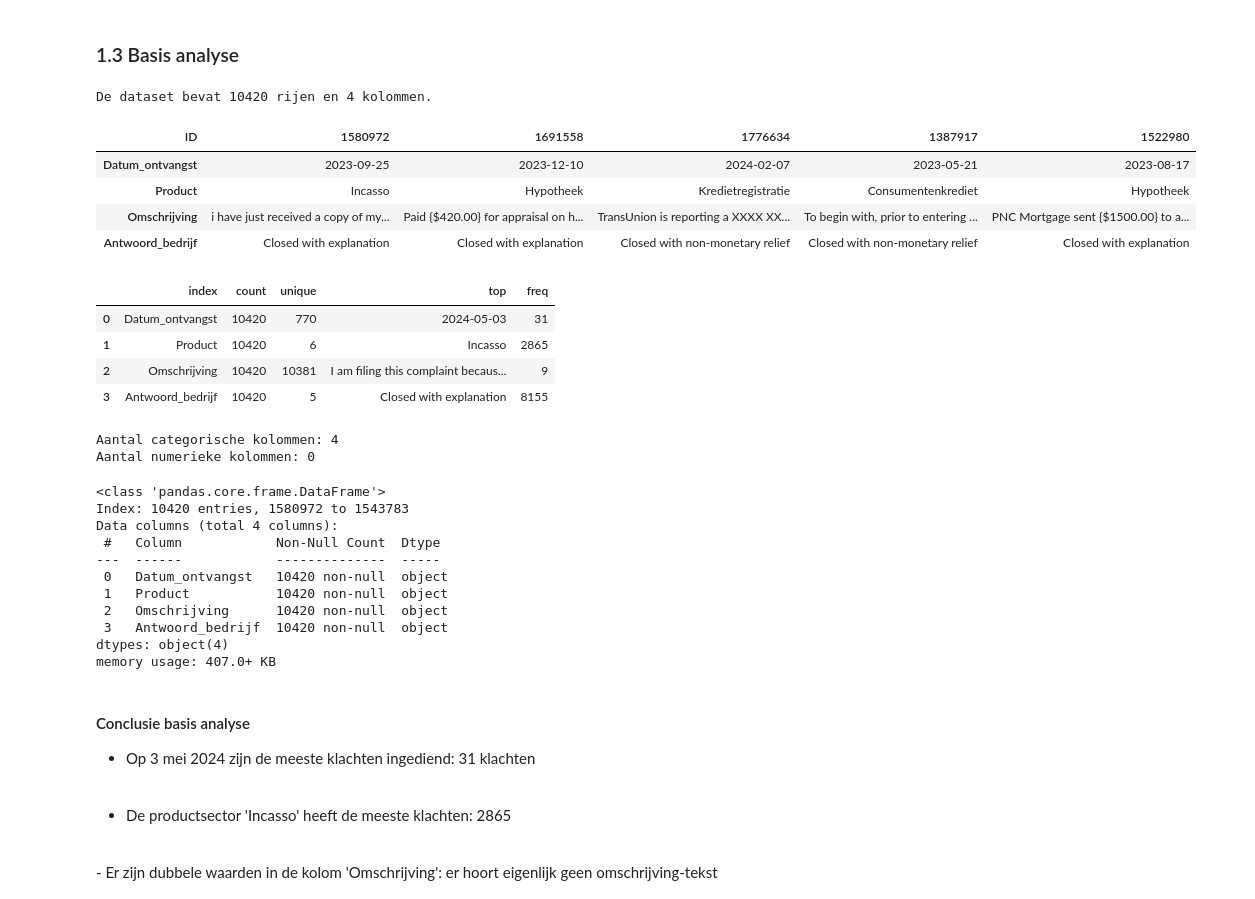
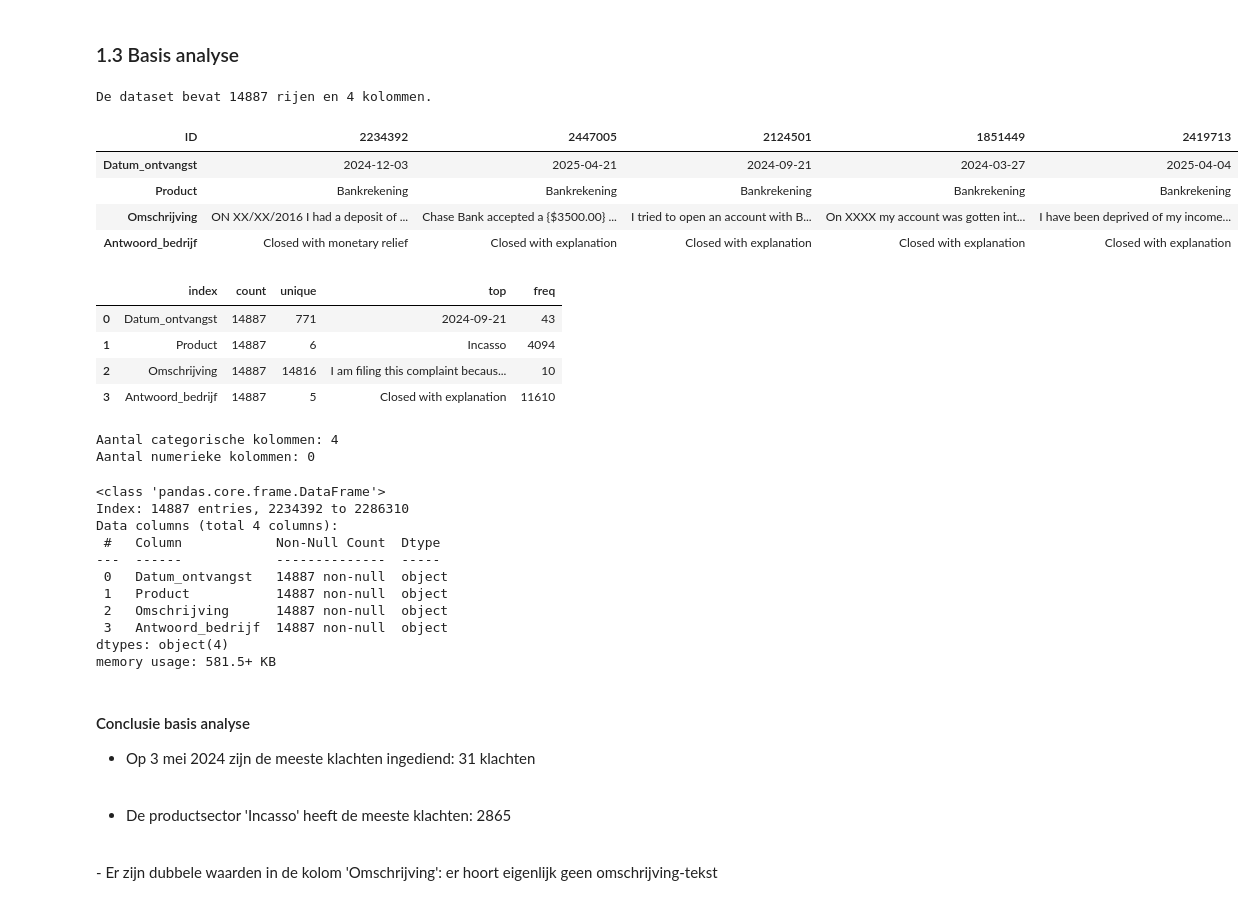
Before and after one commit to OdessaA/dataproject_1, a Jupyter notebook: 01_EDA.ipynb, the cells around one changed output. Cells and saved outputs as stored; diff of their text form; code cells hidden in the pictures.

```diff
--- a/01_EDA.ipynb
+++ b/01_EDA.ipynb
@@ -29,27 +29,27 @@ train_df, test_df = train_test_split(df, test_size=0.3, random_state=42, stratif
 ### 1.3 Basis analyse
 # %%
 # Aantal kolommen en rijen in de train dataset
-train_df.shape
-print("De dataset bevat {} rijen en {} kolommen.".format(train_df.shape[0], train_df.shape[1]))
+df.shape
+print("De dataset bevat {} rijen en {} kolommen.".format(df.shape[0], df.shape[1]))
 # %% [output]
-De dataset bevat 10420 rijen en 4 kolommen.
+De dataset bevat 14887 rijen en 4 kolommen.
 # %%
 # Eerste vijf rijen van de trainingsset bekijken
-train_df.head().T
+df.head().T
 # %% [output]
-| ID | 1580972 | 1691558 | 1776634 | 1387917 | 1522980 |
-| Datum_ontvangst | 2023-09-25 | 2023-12-10 | 2024-02-07 | 2023-05-21 | 2023-08-17 |
-| Product | Incasso | Hypotheek | Kredietregistratie | Consumentenkrediet | Hypotheek |
-| Omschrijving | i have just received a copy of my... | Paid {$420.00} for appraisal on h... | TransUnion is reporting a XXXX XX... | To begin with, prior to entering ... | PNC Mortgage sent {$1500.00} to a... |
-| Antwoord_bedrijf | Closed with explanation | Closed with explanation | Closed with non-monetary relief | Closed with non-monetary relief | Closed with explanation |
+| ID | 2234392 | 2447005 | 2124501 | 1851449 | 2419713 |
+| Datum_ontvangst | 2024-12-03 | 2025-04-21 | 2024-09-21 | 2024-03-27 | 2025-04-04 |
+| Product | Bankrekening | Bankrekening | Bankrekening | Bankrekening | Bankrekening |
+| Omschrijving | ON XX/XX/2016 I had a deposit of ... | Chase Bank accepted a {$3500.00} ... | I tried to open an account with B... | On XXXX my account was gotten int... | I have been deprived of my income... |
+| Antwoord_bedrijf | Closed with monetary relief | Closed with explanation | Closed with explanation | Closed with explanation | Closed with explanation |
 # %%
 # stats categorische variabelen
-stats_cat = train_df.describe(include='object').T.reset_index()
+stats_cat = df.describe(include='object').T.reset_index()
 stats_cat
 # %% [output]
 |  | index | count | unique | top | freq |
-| 0 | Datum_ontvangst | 10420 | 770 | 2024-05-03 | 31 |
-| 1 | Product | 10420 | 6 | Incasso | 2865 |
-| 2 | Omschrijving | 10420 | 10381 | I am filing this complaint becaus... | 9 |
-| 3 | Antwoord_bedrijf | 10420 | 5 | Closed with explanation | 8155 |
+| 0 | Datum_ontvangst | 14887 | 771 | 2024-09-21 | 43 |
+| 1 | Product | 14887 | 6 | Incasso | 4094 |
+| 2 | Omschrijving | 14887 | 14816 | I am filing this complaint becaus... | 10 |
+| 3 | Antwoord_bedrijf | 14887 | 5 | Closed with explanation | 11610 |
 # %%
@@ -60,19 +60,19 @@ Aantal categorische kolommen: 4
 Aantal numerieke kolommen: 0
 # %%
 # Datatypes en null-waarden in de trainingsset bekijken
-train_df.info()
+df.info()
 # %% [output]
 <class 'pandas.core.frame.DataFrame'>
-Index: 10420 entries, 1580972 to 1543783
+Index: 14887 entries, 2234392 to 2286310
 Data columns (total 4 columns):
  #   Column            Non-Null Count  Dtype
 ---  ------            --------------  -----
- 0   Datum_ontvangst   10420 non-null  object
- 1   Product           10420 non-null  object
- 2   Omschrijving      10420 non-null  object
- 3   Antwoord_bedrijf  10420 non-null  object
+ 0   Datum_ontvangst   14887 non-null  object
+ 1   Product           14887 non-null  object
+ 2   Omschrijving      14887 non-null  object
+ 3   Antwoord_bedrijf  14887 non-null  object
 dtypes: object(4)
-memory usage: 407.0+ KB
+memory usage: 581.5+ KB
 # %% [markdown]
 #### Conclusie basis analyse
 - Op 3 mei 2024 zijn de meeste klachten ingediend: 31 klachten
```
Also changed, not shown: parts of 17 cells of this notebook.
